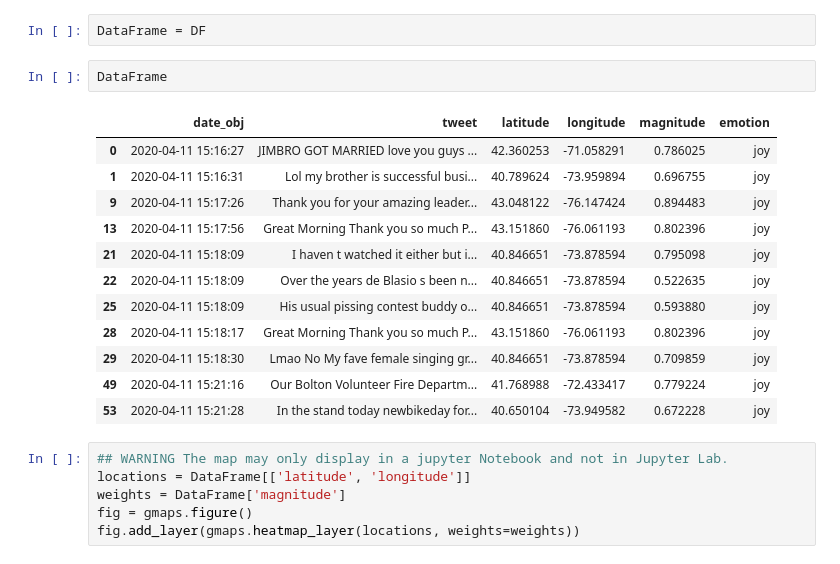
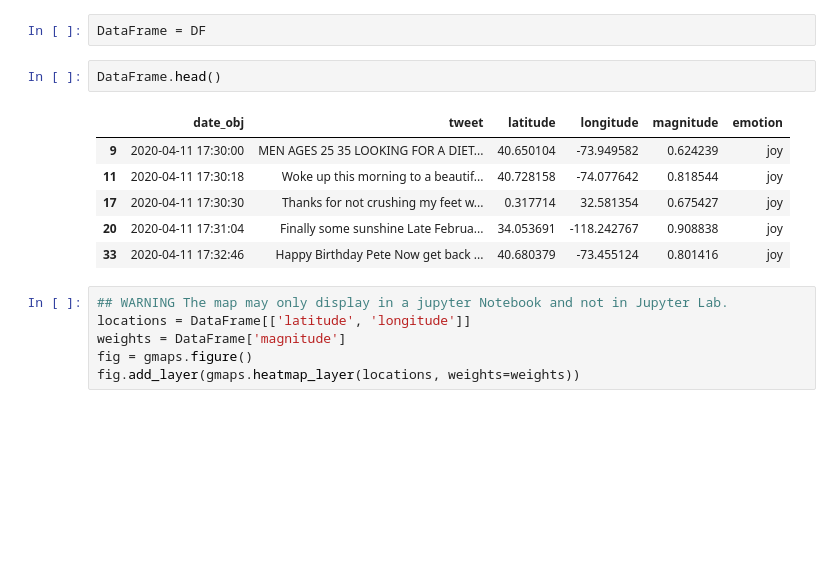
Before and after one commit to cthulhu1988/SelTopicsAI, a Jupyter notebook: NLPpaper/HeatMap.ipynb, the cells around one changed output. Saved outputs shown, nothing was run; the diff lists cells and outputs as text; blank space fills up the shorter version.

```diff
--- a/NLPpaper/HeatMap.ipynb
+++ b/NLPpaper/HeatMap.ipynb
@@ -251,20 +277,14 @@ DF = df_joy
 # %%
 DataFrame = DF
 # %%
-DataFrame
+DataFrame.head()
 # %% [output]
 |  | date_obj | tweet | latitude | longitude | magnitude | emotion |
-| 0 | 2020-04-11 15:16:27 | JIMBRO GOT MARRIED love you guys ... | 42.360253 | -71.058291 | 0.786025 | joy |
-| 1 | 2020-04-11 15:16:31 | Lol my brother is successful busi... | 40.789624 | -73.959894 | 0.696755 | joy |
-| 9 | 2020-04-11 15:17:26 | Thank you for your amazing leader... | 43.048122 | -76.147424 | 0.894483 | joy |
-| 13 | 2020-04-11 15:17:56 | Great Morning Thank you so much P... | 43.151860 | -76.061193 | 0.802396 | joy |
-| 21 | 2020-04-11 15:18:09 | I haven t watched it either but i... | 40.846651 | -73.878594 | 0.795098 | joy |
-| 22 | 2020-04-11 15:18:09 | Over the years de Blasio s been n... | 40.846651 | -73.878594 | 0.522635 | joy |
-| 25 | 2020-04-11 15:18:09 | His usual pissing contest buddy o... | 40.846651 | -73.878594 | 0.593880 | joy |
-| 28 | 2020-04-11 15:18:17 | Great Morning Thank you so much P... | 43.151860 | -76.061193 | 0.802396 | joy |
-| 29 | 2020-04-11 15:18:30 | Lmao No My fave female singing gr... | 40.846651 | -73.878594 | 0.709859 | joy |
-| 49 | 2020-04-11 15:21:16 | Our Bolton Volunteer Fire Departm... | 41.768988 | -72.433417 | 0.779224 | joy |
-| 53 | 2020-04-11 15:21:28 | In the stand today newbikeday for... | 40.650104 | -73.949582 | 0.672228 | joy |
+| 9 | 2020-04-11 17:30:00 | MEN AGES 25 35 LOOKING FOR A DIET... | 40.650104 | -73.949582 | 0.624239 | joy |
+| 11 | 2020-04-11 17:30:18 | Woke up this morning to a beautif... | 40.728158 | -74.077642 | 0.818544 | joy |
+| 17 | 2020-04-11 17:30:30 | Thanks for not crushing my feet w... | 0.317714 | 32.581354 | 0.675427 | joy |
+| 20 | 2020-04-11 17:31:04 | Finally some sunshine Late Februa... | 34.053691 | -118.242767 | 0.908838 | joy |
+| 33 | 2020-04-11 17:32:46 | Happy Birthday Pete Now get back ... | 40.680379 | -73.455124 | 0.801416 | joy |
 # %%
 ## WARNING The map may only display in a jupyter Notebook and not in Jupyter Lab.
 locations = DataFrame[['latitude', 'longitude']]
```
Also changed, not shown: parts of 4 cells of this notebook, 10 other files.
